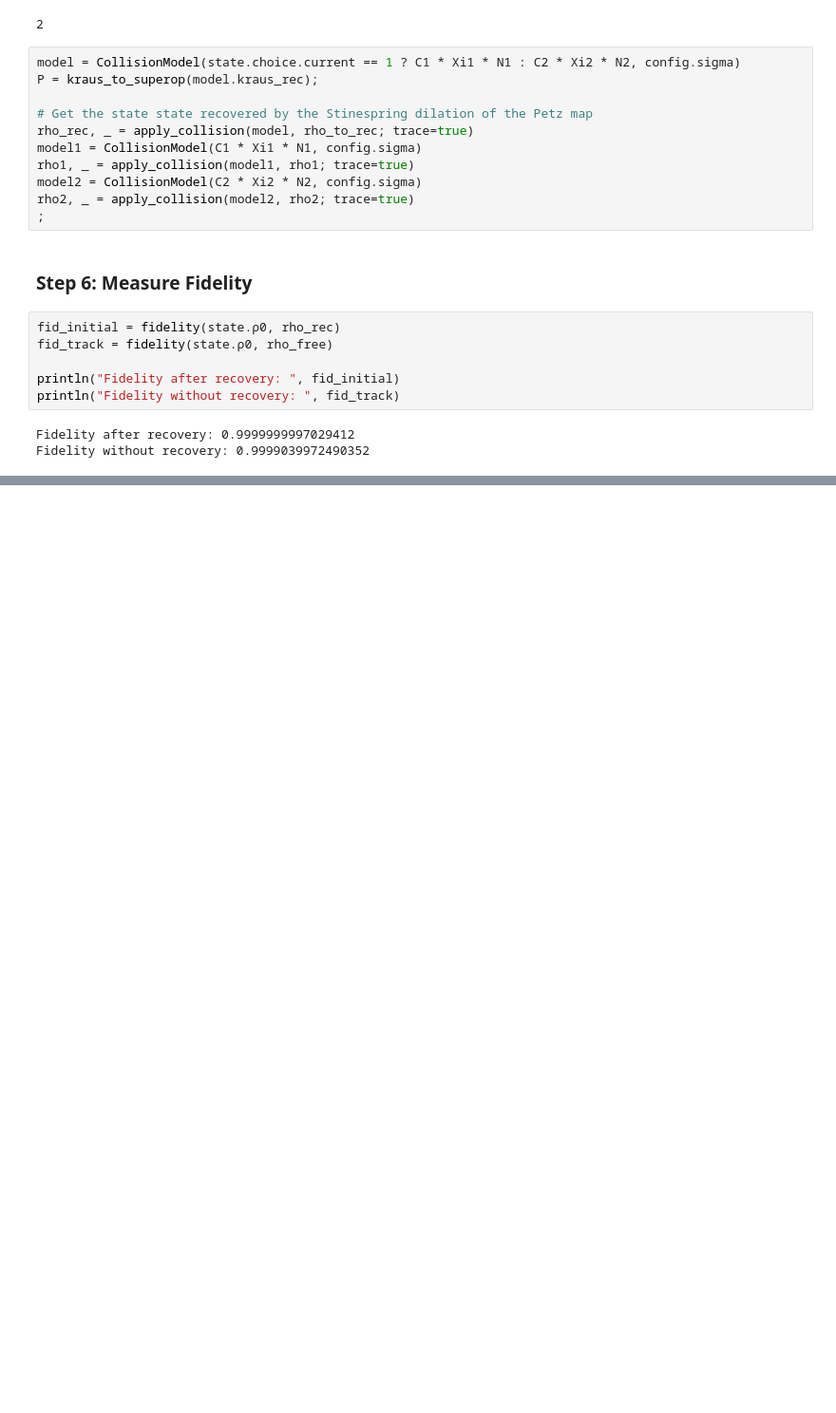
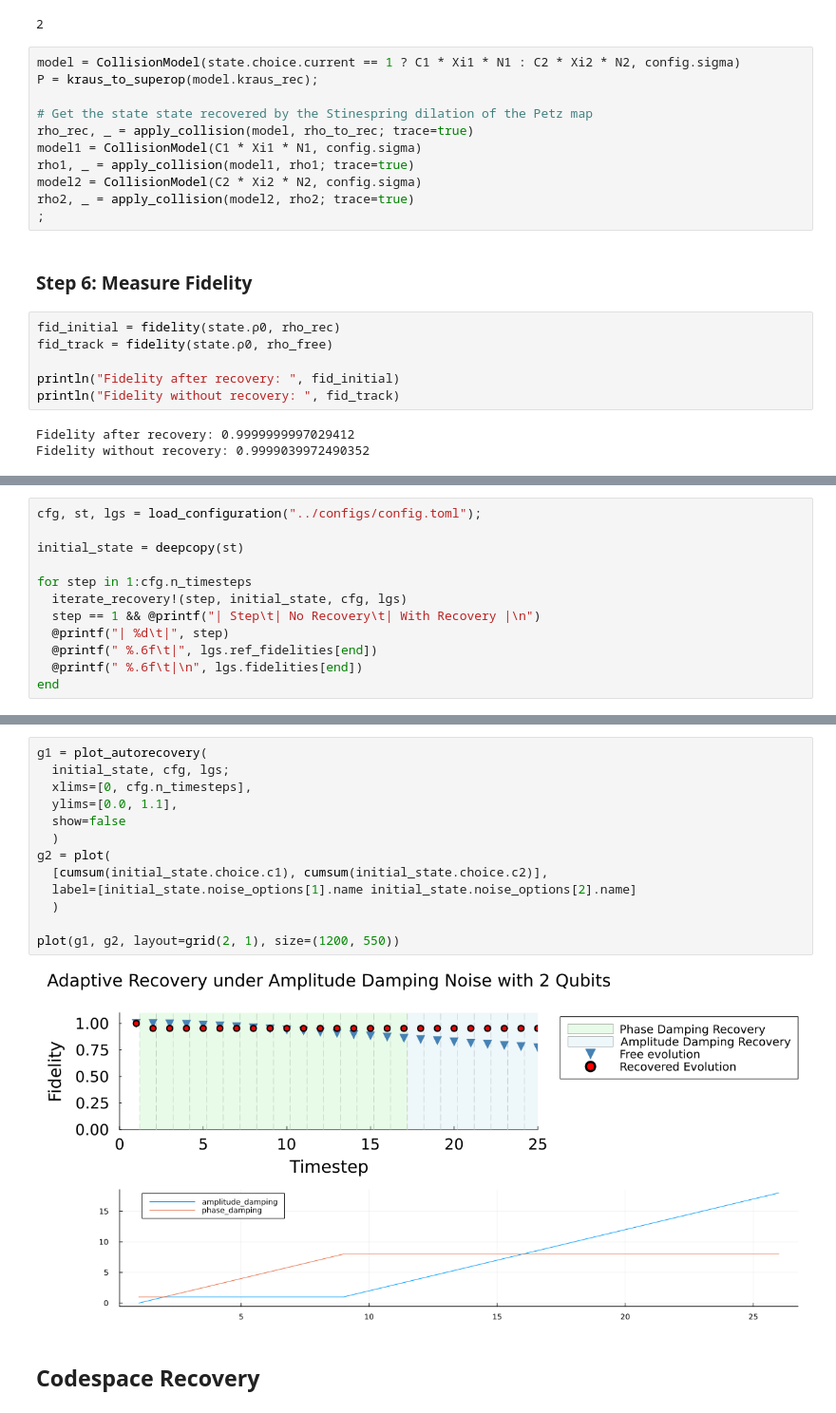
Before and after one commit to fedesss98/shooting-decoherences, a Jupyter notebook: notebooks/08-fede-correlated-noises.ipynb, the cells around one changed output, grey strips where cells are left out. Shown at 95% size. Drawn from its saved outputs; the diff is of its cells as text; blank space fills up the shorter version.

Commit message:
Add codespace recovery iterations

```diff
--- a/notebooks/08-fede-correlated-noises.ipynb
+++ b/notebooks/08-fede-correlated-noises.ipynb
@@ -994,0 +1007,12 @@ Fidelity without recovery: 0.9999039972490352
+# %%
+cfg, st, lgs = load_configuration("../configs/config.toml");
+
+initial_state = deepcopy(st)
+
+for step in 1:cfg.n_timesteps
+  iterate_recovery!(step, initial_state, cfg, lgs)
+  step == 1 && @printf("| Step\t| No Recovery\t| With Recovery |\n")
+  @printf("| %d\t|", step)
+  @printf(" %.6f\t|", lgs.ref_fidelities[end])
+  @printf(" %.6f\t|\n", lgs.fidelities[end])
+end
@@ -994,0 +1037,17 @@ Fidelity without recovery: 0.9999039972490352
+# %%
+g1 = plot_autorecovery(
+  initial_state, cfg, lgs;
+  xlims=[0, cfg.n_timesteps],
+  ylims=[0.0, 1.1],
+  show=false
+  )
+g2 = plot(
+  [cumsum(initial_state.choice.c1), cumsum(initial_state.choice.c2)],
+  label=[initial_state.noise_options[1].name initial_state.noise_options[2].name]
+  )
+
+plot(g1, g2, layout=grid(2, 1), size=(1200, 550))
+# %% [output]
+[figure, added]
+# %% [markdown]
+## Codespace Recovery
```
Also changed, not shown: parts of 8 cells of this notebook, 1 other file.
